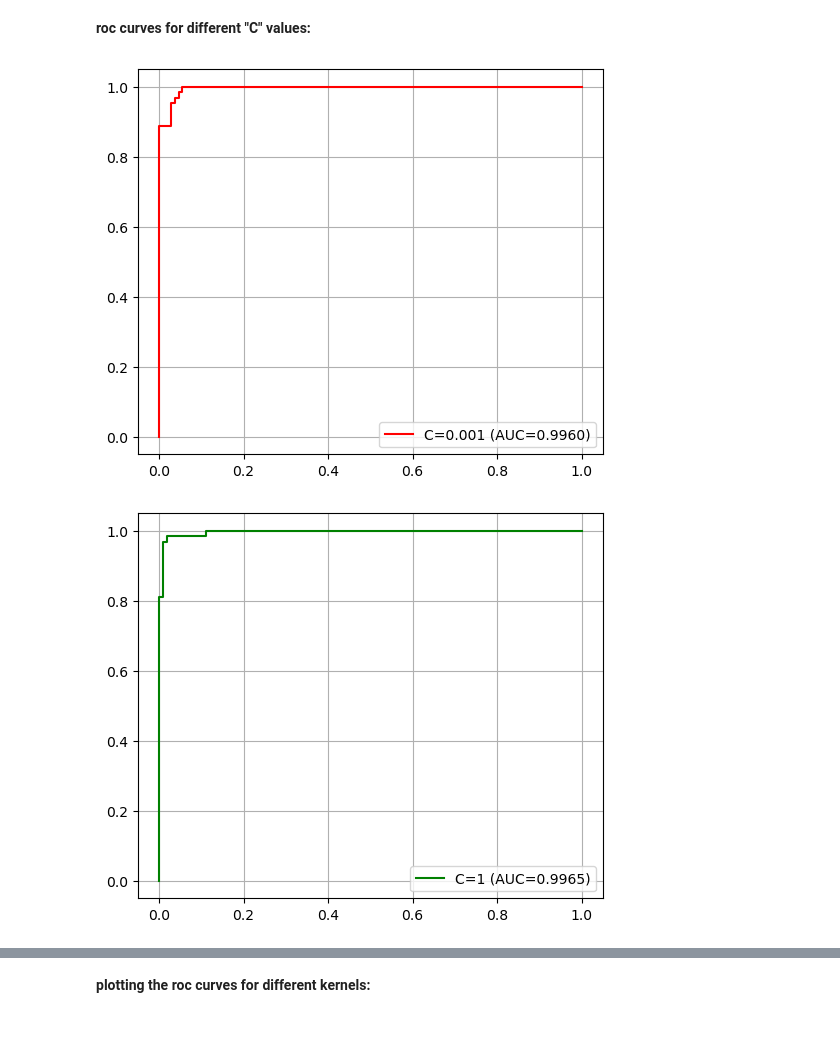
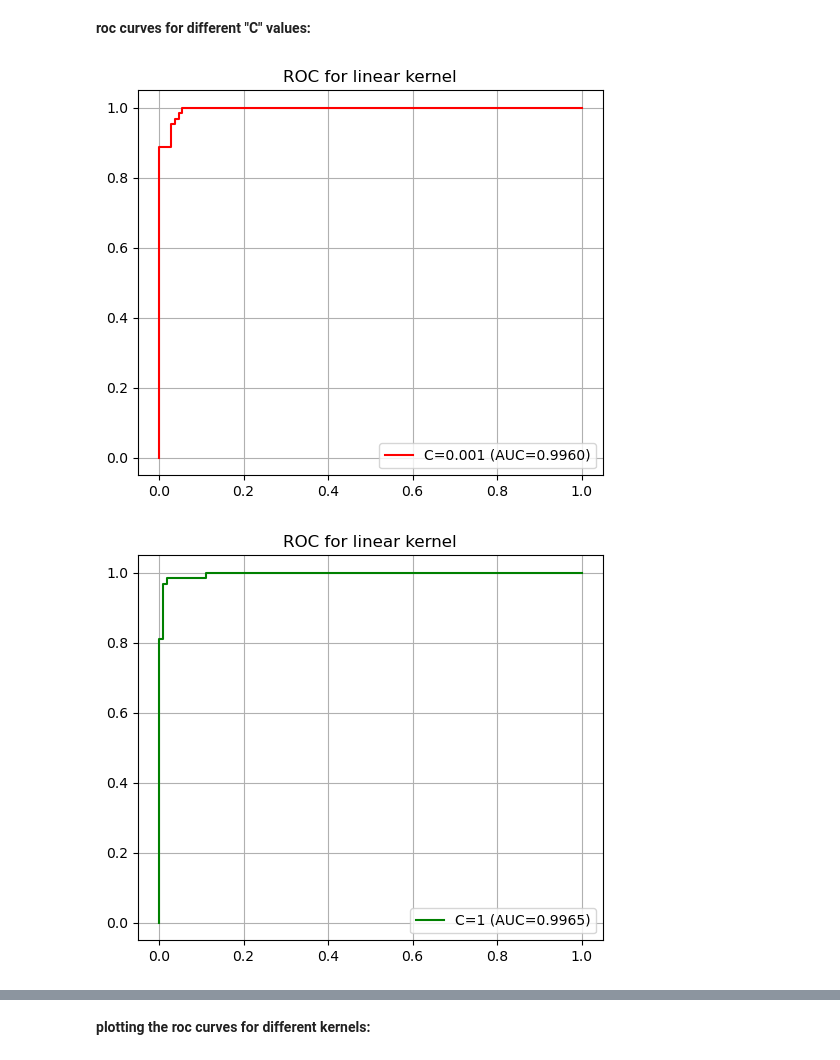
Before and after one commit to georgiarov/ML, a Jupyter notebook: project_code.ipynb, the cells around one changed output, grey strips where cells are left out. Drawn from its saved outputs; the diff is of its cells as text; code cells hidden in the pictures; blank space fills up the shorter version.

```diff
--- a/project_code.ipynb
+++ b/project_code.ipynb
@@ -441,7 +441,7 @@ for c,c_val in zip(colors,c_values):
     plt.legend()
     plt.xlabel('Feature Index')
     plt.ylabel('Coefficient Value')
-    plt.title(f'SVM for {kernel} kernel', fontsize=12)
+    plt.title(f'SVM for different "C" values', fontsize=12)
     rec1_svc=recall_score(y_test, y_pred_svc1)
     print(f'Recall Score of Linear : {rec1_svc}')
 plt.grid()
@@ -457,15 +457,16 @@ Recall Score of Linear : 0.9841269841269841
 # %%
 for c,c_val in zip(colors,c_values):
     svc_model1=SVC(kernel='linear',C=c_val, probability=True)
     svc_model1.fit(Xn_train,y_train)
     y_probs_svc1 = svc_model1.predict_proba(Xn_test)[:, 1]
     fpr_svc1, tpr_svc1, _ = roc_curve(y_test, y_probs_svc1)
     roc_auc_svc1 = auc(fpr_svc1, tpr_svc1)
     plt.figure(figsize=(6, 5))
     plt.plot(fpr_svc1, tpr_svc1, color=c, label=f'C={c_val} (AUC={roc_auc_svc1:.4f})')
     plt.legend()
+    plt.title('ROC for linear kernel')
     plt.grid()
     plt.show
 # %% [output]
-[figure, old version]
+[figure, new version]
-[figure, old version]
+[figure, new version]
```
Also changed, not shown: parts of 3 cells of this notebook.
